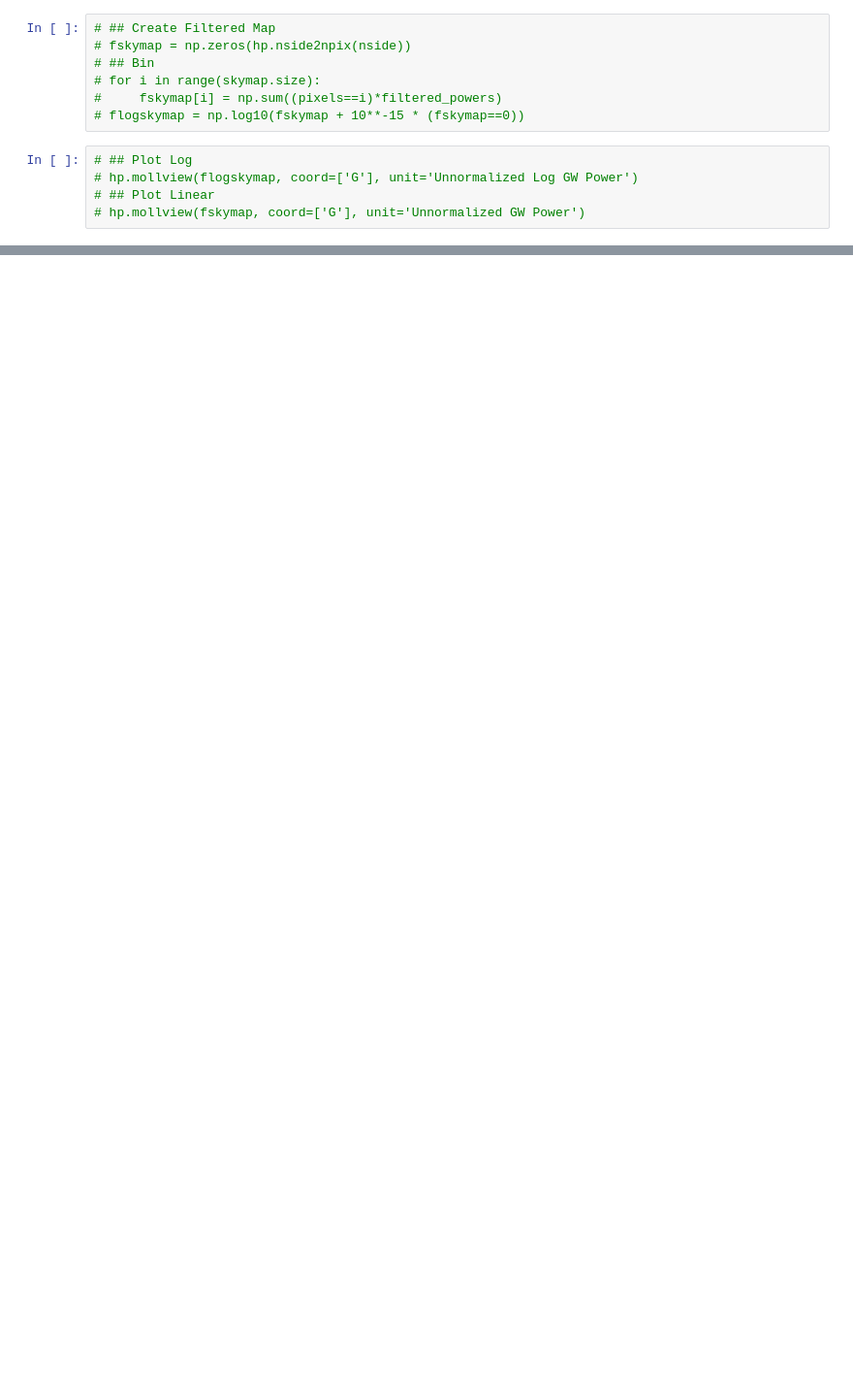
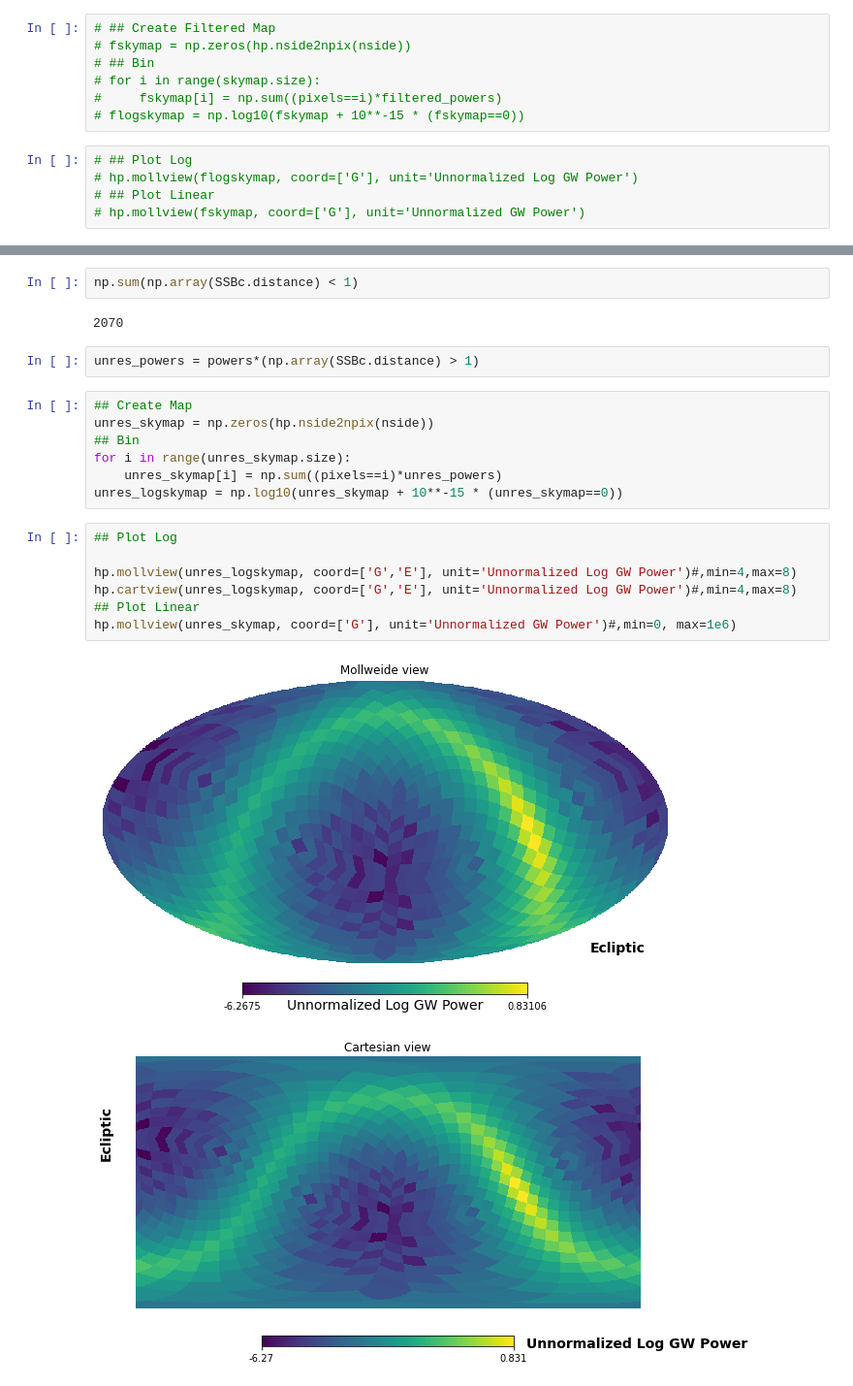
Before and after one commit to sharanbngr/blip, a Jupyter notebook: WD_Galactic_Foreground.ipynb, the cells around one changed output, grey strips where cells are left out. Shown at 97% size. Drawn from its saved outputs; the diff is of its cells as text; blank space fills up the shorter version.

```diff
--- a/WD_Galactic_Foreground.ipynb
+++ b/WD_Galactic_Foreground.ipynb
@@ -120,0 +119,23 @@ plt.show()
+# %%
+np.sum(np.array(SSBc.distance) < 1)
+# %% [output]
+2070
+# %%
+unres_powers = powers*(np.array(SSBc.distance) > 1)
+# %%
+## Create Map
+unres_skymap = np.zeros(hp.nside2npix(nside))
+## Bin
+for i in range(unres_skymap.size):
+    unres_skymap[i] = np.sum((pixels==i)*unres_powers)
+unres_logskymap = np.log10(unres_skymap + 10**-15 * (unres_skymap==0))
+# %%
+## Plot Log
+
+hp.mollview(unres_logskymap, coord=['G','E'], unit='Unnormalized Log GW Power')#,min=4,max=8)
+hp.cartview(unres_logskymap, coord=['G','E'], unit='Unnormalized Log GW Power')#,min=4,max=8)
+## Plot Linear
+hp.mollview(unres_skymap, coord=['G'], unit='Unnormalized GW Power')#,min=0, max=1e6)
+# %% [output]
+[figure, added]
+[figure, added]
```
Also changed, not shown: parts of 12 cells of this notebook, 1 other file.
